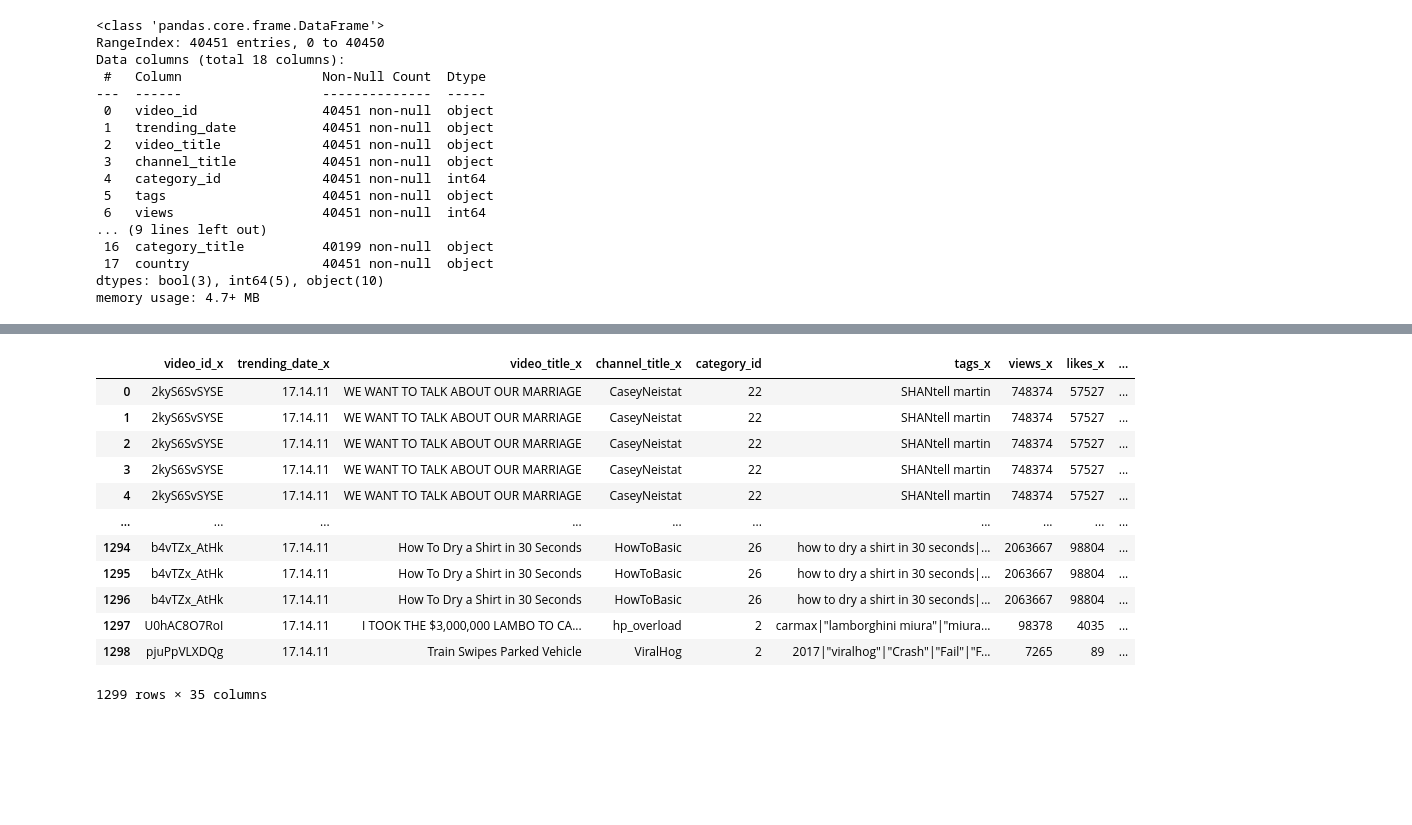
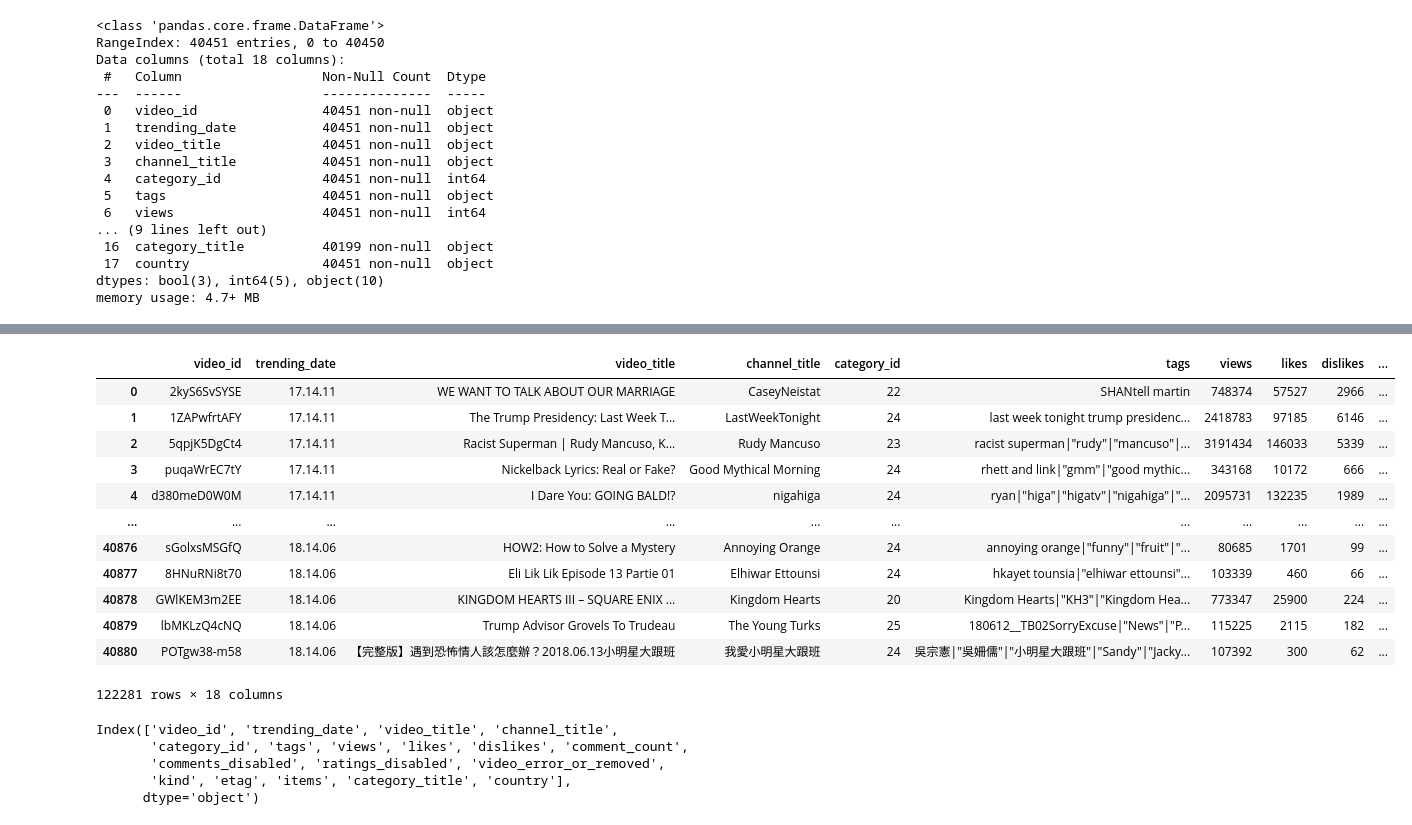
Before and after one commit to Kate-Yayla/Project2-ETL, a Jupyter notebook: Merged_All.ipynb, the cells around one changed output, grey strips where cells are left out. Cells and saved outputs as stored; diff of their text form; code cells hidden in the pictures; blank space fills up the shorter version.

Commit message:
last updated merged

```diff
--- a/Merged_All.ipynb
+++ b/Merged_All.ipynb
@@ -150,17 +99,27 @@ smallcleanedCAdata
-# %%
-smallmerged_US_MX = pd.merge(smallcleanedUSdata,smallcleanedMXdata, on= "category_id")
-smallmerged_US_MX
-# %% [output]
-|  | video_id_x | trending_date_x | video_title_x | channel_title_x | category_id | tags_x | views_x | likes_x | ... |
-| 0 | 2kyS6SvSYSE | 17.14.11 | WE WANT TO TALK ABOUT OUR MARRIAGE | CaseyNeistat | 22 | SHANtell martin | 748374 | 57527 | ... |
-| 1 | 2kyS6SvSYSE | 17.14.11 | WE WANT TO TALK ABOUT OUR MARRIAGE | CaseyNeistat | 22 | SHANtell martin | 748374 | 57527 | ... |
-| 2 | 2kyS6SvSYSE | 17.14.11 | WE WANT TO TALK ABOUT OUR MARRIAGE | CaseyNeistat | 22 | SHANtell martin | 748374 | 57527 | ... |
-| 3 | 2kyS6SvSYSE | 17.14.11 | WE WANT TO TALK ABOUT OUR MARRIAGE | CaseyNeistat | 22 | SHANtell martin | 748374 | 57527 | ... |
-| 4 | 2kyS6SvSYSE | 17.14.11 | WE WANT TO TALK ABOUT OUR MARRIAGE | CaseyNeistat | 22 | SHANtell martin | 748374 | 57527 | ... |
-| ... | ... | ... | ... | ... | ... | ... | ... | ... | ... |
-| 1294 | b4vTZx_AtHk | 17.14.11 | How To Dry a Shirt in 30 Seconds | HowToBasic | 26 | how to dry a shirt in 30 seconds|... | 2063667 | 98804 | ... |
-| 1295 | b4vTZx_AtHk | 17.14.11 | How To Dry a Shirt in 30 Seconds | HowToBasic | 26 | how to dry a shirt in 30 seconds|... | 2063667 | 98804 | ... |
-| 1296 | b4vTZx_AtHk | 17.14.11 | How To Dry a Shirt in 30 Seconds | HowToBasic | 26 | how to dry a shirt in 30 seconds|... | 2063667 | 98804 | ... |
-| 1297 | U0hAC8O7RoI | 17.14.11 | I TOOK THE $3,000,000 LAMBO TO CA... | hp_overload | 2 | carmax|"lamborghini miura"|"miura... | 98378 | 4035 | ... |
-| 1298 | pjuPpVLXDQg | 17.14.11 | Train Swipes Parked Vehicle | ViralHog | 2 | 2017|"viralhog"|"Crash"|"Fail"|"F... | 7265 | 89 | ... |
-1299 rows × 35 columns
+# %%
+frames = [cleanedUSdata, cleanedMXdata, cleanedCAdata]
+
+combined = pd.concat(frames)
+combined
+# %% [output]
+|  | video_id | trending_date | video_title | channel_title | category_id | tags | views | likes | dislikes | ... |
+| 0 | 2kyS6SvSYSE | 17.14.11 | WE WANT TO TALK ABOUT OUR MARRIAGE | CaseyNeistat | 22 | SHANtell martin | 748374 | 57527 | 2966 | ... |
+| 1 | 1ZAPwfrtAFY | 17.14.11 | The Trump Presidency: Last Week T... | LastWeekTonight | 24 | last week tonight trump presidenc... | 2418783 | 97185 | 6146 | ... |
+| 2 | 5qpjK5DgCt4 | 17.14.11 | Racist Superman | Rudy Mancuso, K... | Rudy Mancuso | 23 | racist superman|"rudy"|"mancuso"|... | 3191434 | 146033 | 5339 | ... |
+| 3 | puqaWrEC7tY | 17.14.11 | Nickelback Lyrics: Real or Fake? | Good Mythical Morning | 24 | rhett and link|"gmm"|"good mythic... | 343168 | 10172 | 666 | ... |
+| 4 | d380meD0W0M | 17.14.11 | I Dare You: GOING BALD!? | nigahiga | 24 | ryan|"higa"|"higatv"|"nigahiga"|"... | 2095731 | 132235 | 1989 | ... |
+| ... | ... | ... | ... | ... | ... | ... | ... | ... | ... | ... |
+| 40876 | sGolxsMSGfQ | 18.14.06 | HOW2: How to Solve a Mystery | Annoying Orange | 24 | annoying orange|"funny"|"fruit"|"... | 80685 | 1701 | 99 | ... |
+| 40877 | 8HNuRNi8t70 | 18.14.06 | Eli Lik Lik Episode 13 Partie 01 | Elhiwar Ettounsi | 24 | hkayet tounsia|"elhiwar ettounsi"... | 103339 | 460 | 66 | ... |
+| 40878 | GWlKEM3m2EE | 18.14.06 | KINGDOM HEARTS III – SQUARE ENIX ... | Kingdom Hearts | 20 | Kingdom Hearts|"KH3"|"Kingdom Hea... | 773347 | 25900 | 224 | ... |
+| 40879 | lbMKLzQ4cNQ | 18.14.06 | Trump Advisor Grovels To Trudeau | The Young Turks | 25 | 180612__TB02SorryExcuse|"News"|"P... | 115225 | 2115 | 182 | ... |
+| 40880 | POTgw38-m58 | 18.14.06 | 【完整版】遇到恐怖情人該怎麼辦？2018.06.13小明星大跟班 | 我愛小明星大跟班 | 24 | 吳宗憲|"吳姍儒"|"小明星大跟班"|"Sandy"|"Jacky... | 107392 | 300 | 62 | ... |
+122281 rows × 18 columns
+# %%
+combined.columns
+# %% [output]
+Index(['video_id', 'trending_date', 'video_title', 'channel_title',
+       'category_id', 'tags', 'views', 'likes', 'dislikes', 'comment_count',
+       'comments_disabled', 'ratings_disabled', 'video_error_or_removed',
+       'kind', 'etag', 'items', 'category_title', 'country'],
+      dtype='object')
```
Also changed, not shown: parts of 4 cells of this notebook, 1 other file.
